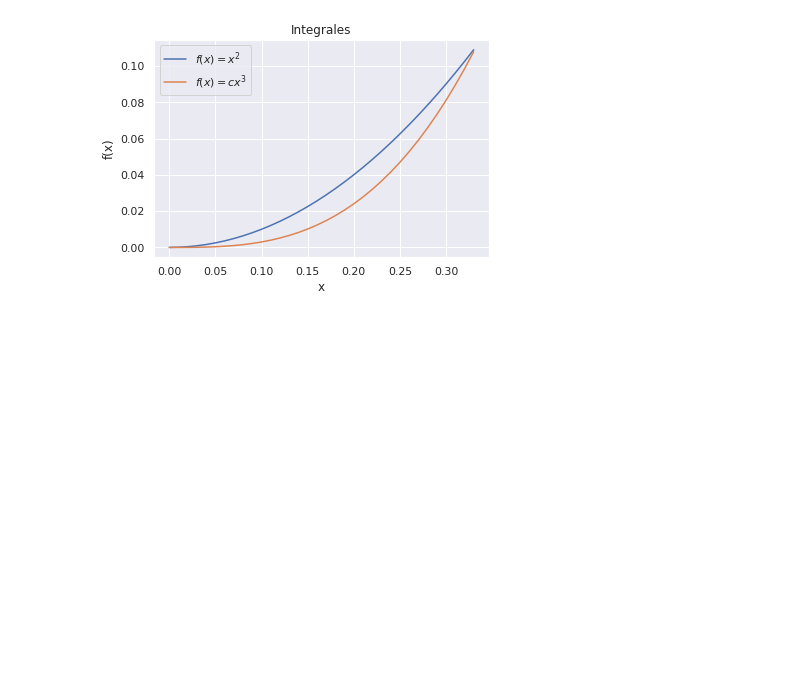
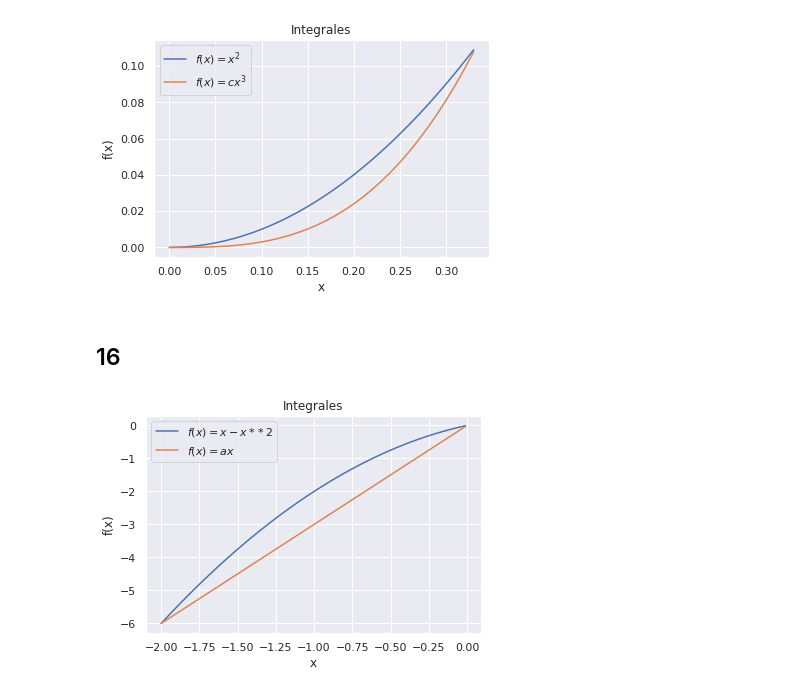
Before and after one commit to IamFode/matematicas, a Jupyter notebook: calculo/tom_apostol/python/2.4_ejercicios.ipynb, the cells around one changed output. Drawn from its saved outputs; the diff is of its cells as text; code cells hidden in the pictures; blank space fills up the shorter version.

```diff
--- a/calculo/tom_apostol/python/2.4_ejercicios.ipynb
+++ b/calculo/tom_apostol/python/2.4_ejercicios.ipynb
@@ -219,3 +219,17 @@ ax.legend()
 plt.show()
 # %% [output]
 [figure]
+# %% [markdown]
+## 16
+# %%
+x = np.arange(-2,0,0.01)
+f =  x - x**2
+g = a*x
+fig, ax = plt.subplots()
+ax.plot(x,f, label = "$f(x) = x - x**2$")
+ax.plot(x,g, label = "$f(x) = ax$")
+ax.set(xlabel = "x", ylabel="f(x)", title = "Integrales")
+ax.legend()
+plt.show()
+# %% [output]
+[figure, added]
```
Also changed, not shown: 6 other files.
